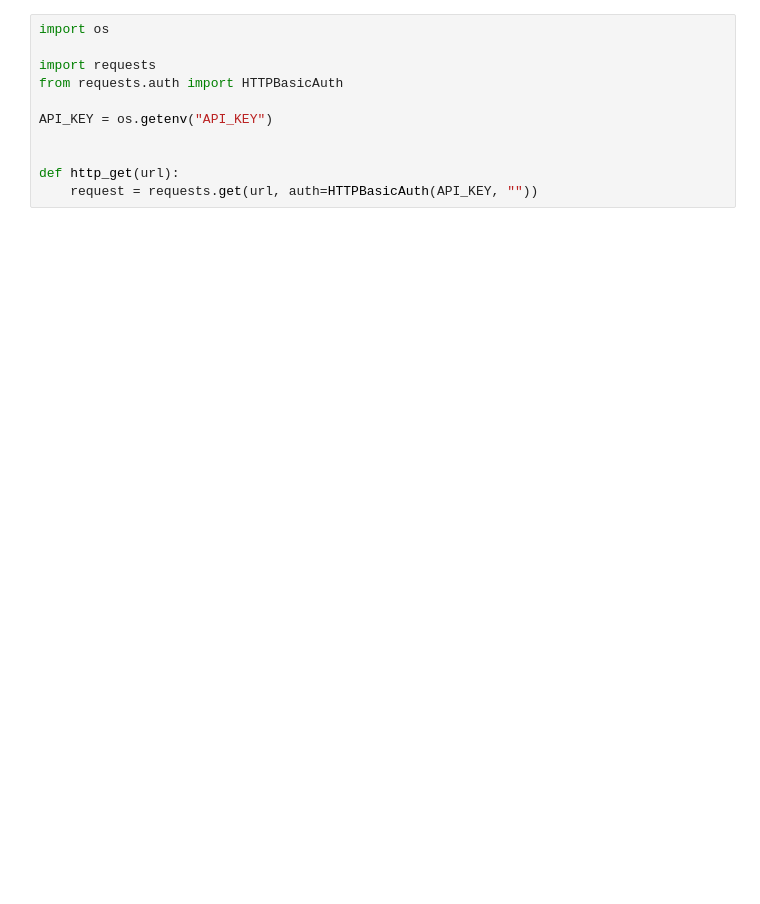
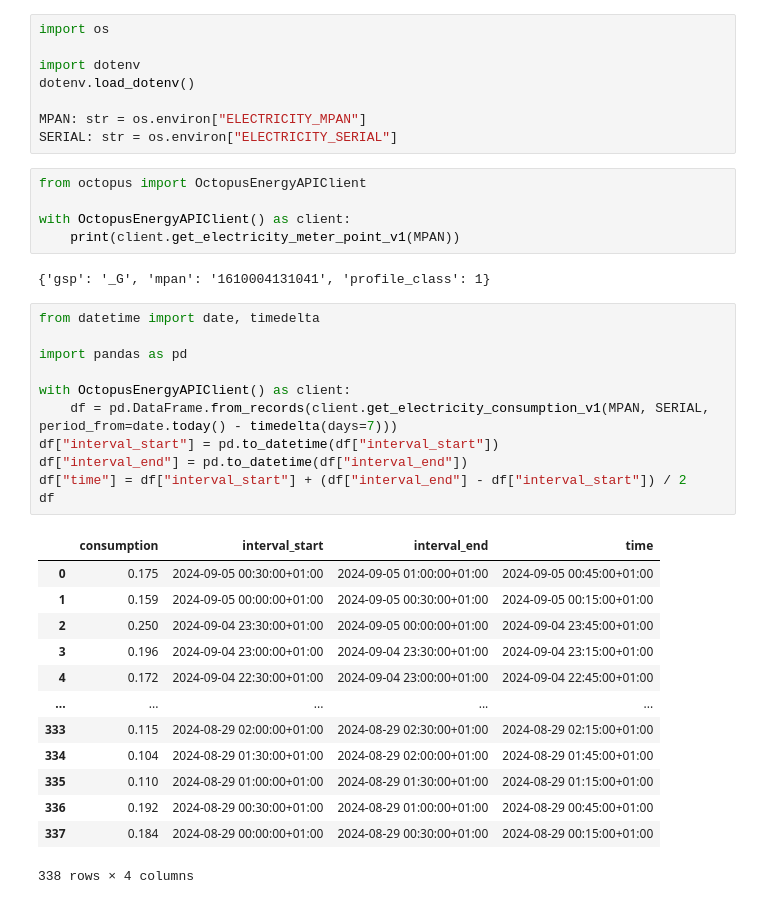
Before and after one commit to incognitojam/energy, a Jupyter notebook: octopus.ipynb, the cells around one changed output. Cells and saved outputs as stored; diff of their text form; blank space fills up the shorter version.

Commit message:
implement octopus client

```diff
--- a/octopus.ipynb
+++ b/octopus.ipynb
@@ -69,11 +1,40 @@ ERROR: Could not install packages due to an OSError: [WinError 2] The system can
-# %%
-import os
-
-import requests
-from requests.auth import HTTPBasicAuth
-
-API_KEY = os.getenv("API_KEY")
-
-
-def http_get(url):
-    request = requests.get(url, auth=HTTPBasicAuth(API_KEY, ""))
+# %%
+import os
+
+import dotenv
+dotenv.load_dotenv()
+
+MPAN: str = os.environ["ELECTRICITY_MPAN"]
+SERIAL: str = os.environ["ELECTRICITY_SERIAL"]
+# %%
+from octopus import OctopusEnergyAPIClient
+
+with OctopusEnergyAPIClient() as client:
+    print(client.get_electricity_meter_point_v1(MPAN))
+# %% [output]
+{'gsp': '_G', 'mpan': '1610004131041', 'profile_class': 1}
+# %%
+from datetime import date, timedelta
+
+import pandas as pd
+
+with OctopusEnergyAPIClient() as client:
+    df = pd.DataFrame.from_records(client.get_electricity_consumption_v1(MPAN, SERIAL, period_from=date.today() - timedelta(days=7)))
+df["interval_start"] = pd.to_datetime(df["interval_start"])
+df["interval_end"] = pd.to_datetime(df["interval_end"])
+df["time"] = df["interval_start"] + (df["interval_end"] - df["interval_start"]) / 2
+df
+# %% [output]
+|  | consumption | interval_start | interval_end | time |
+| 0 | 0.175 | 2024-09-05 00:30:00+01:00 | 2024-09-05 01:00:00+01:00 | 2024-09-05 00:45:00+01:00 |
+| 1 | 0.159 | 2024-09-05 00:00:00+01:00 | 2024-09-05 00:30:00+01:00 | 2024-09-05 00:15:00+01:00 |
+| 2 | 0.250 | 2024-09-04 23:30:00+01:00 | 2024-09-05 00:00:00+01:00 | 2024-09-04 23:45:00+01:00 |
+| 3 | 0.196 | 2024-09-04 23:00:00+01:00 | 2024-09-04 23:30:00+01:00 | 2024-09-04 23:15:00+01:00 |
+| 4 | 0.172 | 2024-09-04 22:30:00+01:00 | 2024-09-04 23:00:00+01:00 | 2024-09-04 22:45:00+01:00 |
+| ... | ... | ... | ... | ... |
+| 333 | 0.115 | 2024-08-29 02:00:00+01:00 | 2024-08-29 02:30:00+01:00 | 2024-08-29 02:15:00+01:00 |
+| 334 | 0.104 | 2024-08-29 01:30:00+01:00 | 2024-08-29 02:00:00+01:00 | 2024-08-29 01:45:00+01:00 |
+| 335 | 0.110 | 2024-08-29 01:00:00+01:00 | 2024-08-29 01:30:00+01:00 | 2024-08-29 01:15:00+01:00 |
+| 336 | 0.192 | 2024-08-29 00:30:00+01:00 | 2024-08-29 01:00:00+01:00 | 2024-08-29 00:45:00+01:00 |
+| 337 | 0.184 | 2024-08-29 00:00:00+01:00 | 2024-08-29 00:30:00+01:00 | 2024-08-29 00:15:00+01:00 |
+338 rows × 4 columns
```
Also changed, not shown: parts of 4 cells of this notebook, 3 other files.
